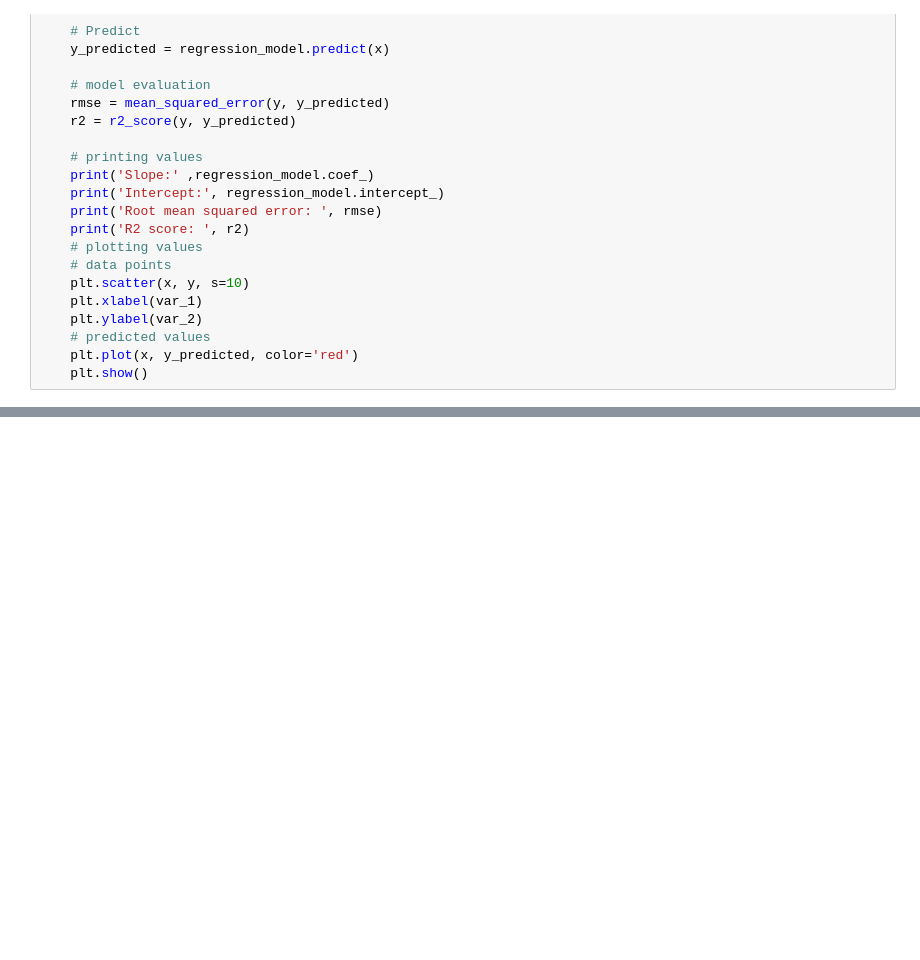
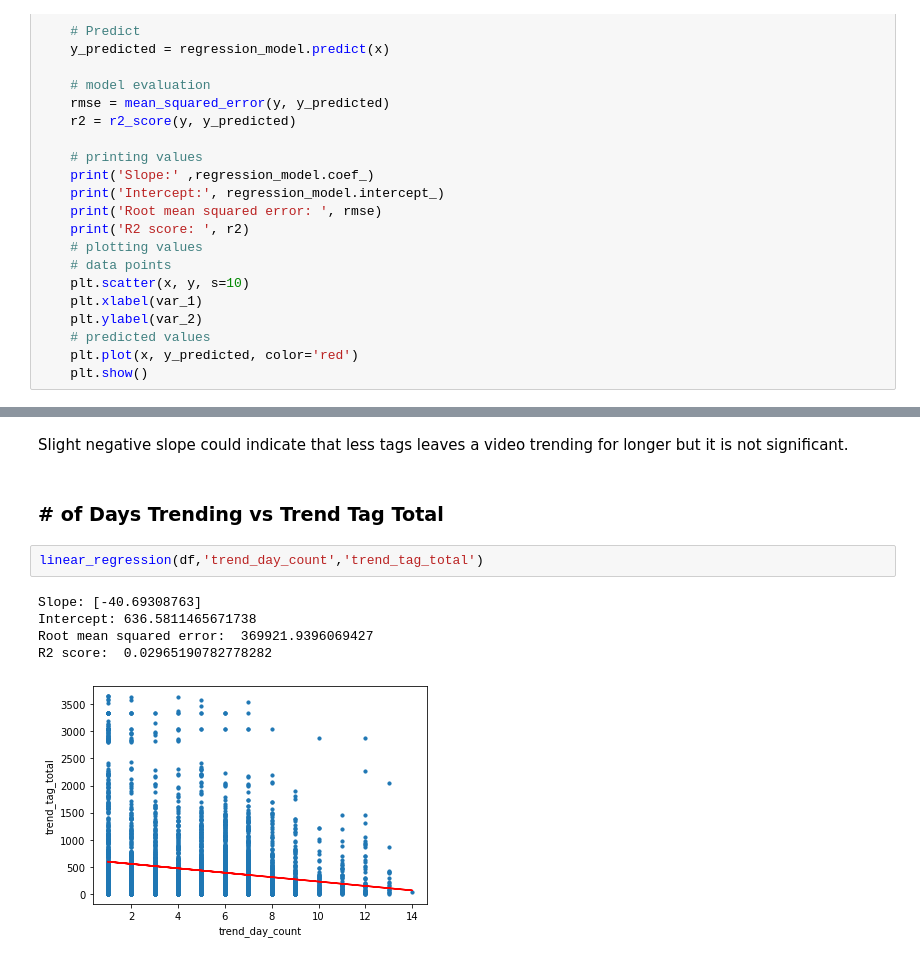
Before and after one commit to COGS118A/Group035-Sp22, a Jupyter notebook: Data Clean Up/Linear_Regression.ipynb, the cells around one changed output, grey strips where cells are left out. Cells and saved outputs as stored; diff of their text form; blank space fills up the shorter version.

```diff
--- a/Data Clean Up/Linear_Regression.ipynb
+++ b/Data Clean Up/Linear_Regression.ipynb
@@ -123,0 +99,12 @@ R2 score:  0.005766783548593946
+# %% [markdown]
+Slight negative slope could indicate that less tags leaves a video trending for longer but it is not significant.
+# %% [markdown]
+### # of Days Trending vs Trend Tag Total
+# %%
+linear_regression(df,'trend_day_count','trend_tag_total')
+# %% [output]
+Slope: [-40.69308763]
+Intercept: 636.5811465671738
+Root mean squared error:  369921.9396069427
+R2 score:  0.02965190782778282
+[figure, added]
```
Also changed, not shown: parts of 25 cells of this notebook.
